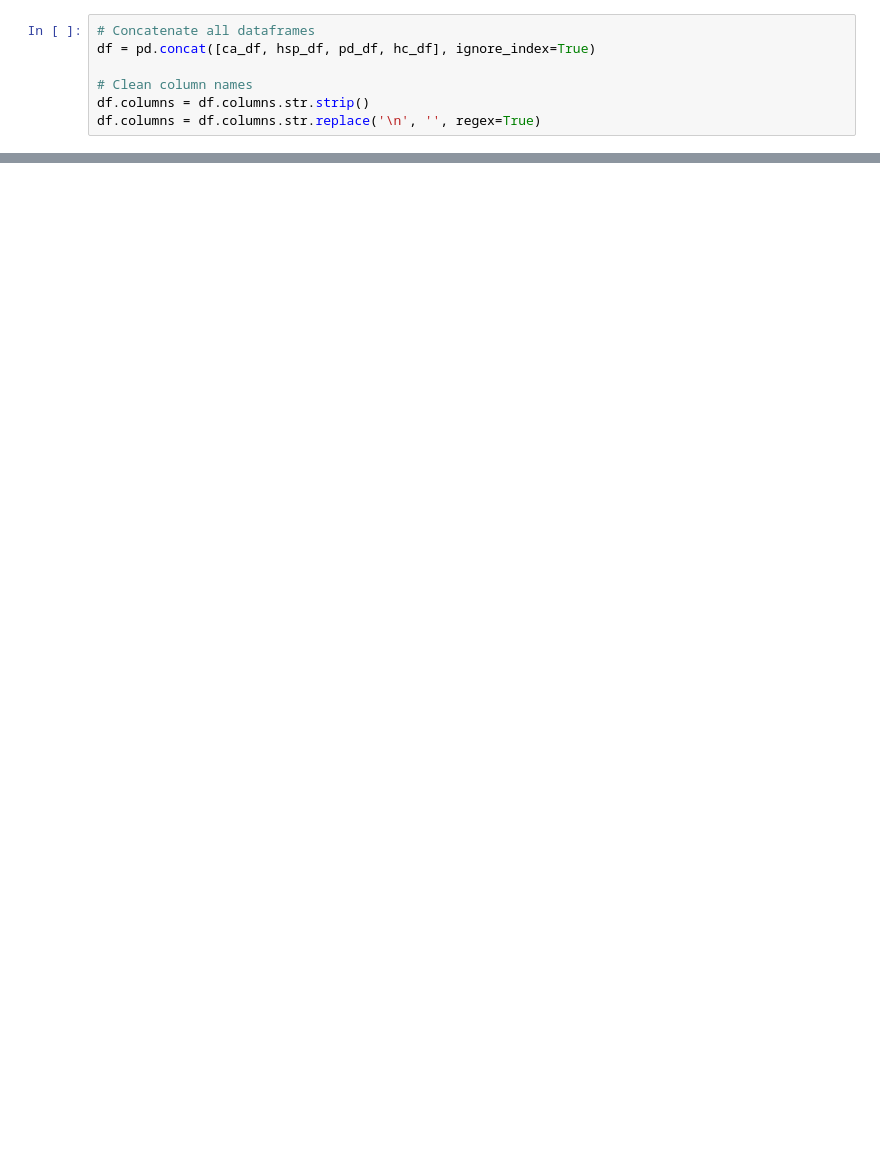
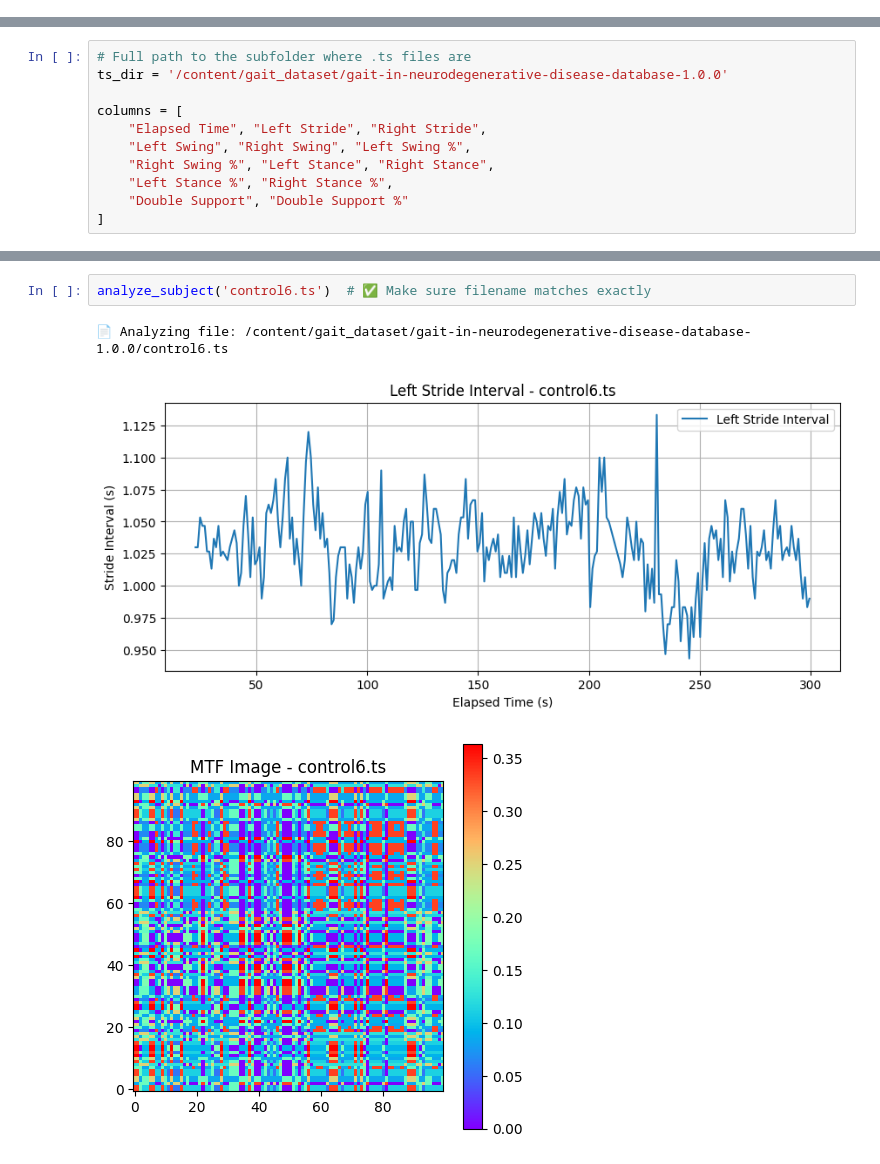
Before and after one commit to The-cheater/Deep_Learning_Models, a Jupyter notebook: gaf_pattern.ipynb, the cells around one changed output, grey strips where cells are left out. Cells and saved outputs as stored; diff of their text form; blank space fills up the shorter version.

```diff
--- a/gaf_pattern.ipynb
+++ b/gaf_pattern.ipynb
@@ -115,7 +2,0 @@ Drive already mounted at /content/drive; to attempt to forcibly remount, call dr
-# %%
-# Concatenate all dataframes
-df = pd.concat([ca_df, hsp_df, pd_df, hc_df], ignore_index=True)
-
-# Clean column names
-df.columns = df.columns.str.strip()
-df.columns = df.columns.str.replace('\n', '', regex=True)
@@ -219,0 +36,11 @@ Generated RGB GAF for L Speed (m/s): shape=(141, 141, 3)
+# %%
+# Full path to the subfolder where .ts files are
+ts_dir = '/content/gait_dataset/gait-in-neurodegenerative-disease-database-1.0.0'
+
+columns = [
+    "Elapsed Time", "Left Stride", "Right Stride",
+    "Left Swing", "Right Swing", "Left Swing %",
+    "Right Swing %", "Left Stance", "Right Stance",
+    "Left Stance %", "Right Stance %",
+    "Double Support", "Double Support %"
+]
@@ -219,0 +92,6 @@ Generated RGB GAF for L Speed (m/s): shape=(141, 141, 3)
+# %%
+analyze_subject('control6.ts')  # ✅ Make sure filename matches exactly
+# %% [output]
+📄 Analyzing file: /content/gait_dataset/gait-in-neurodegenerative-disease-database-1.0.0/control6.ts
+[figure, added]
+[figure, added]
```
Also changed, not shown: parts of 9 cells of this notebook.
